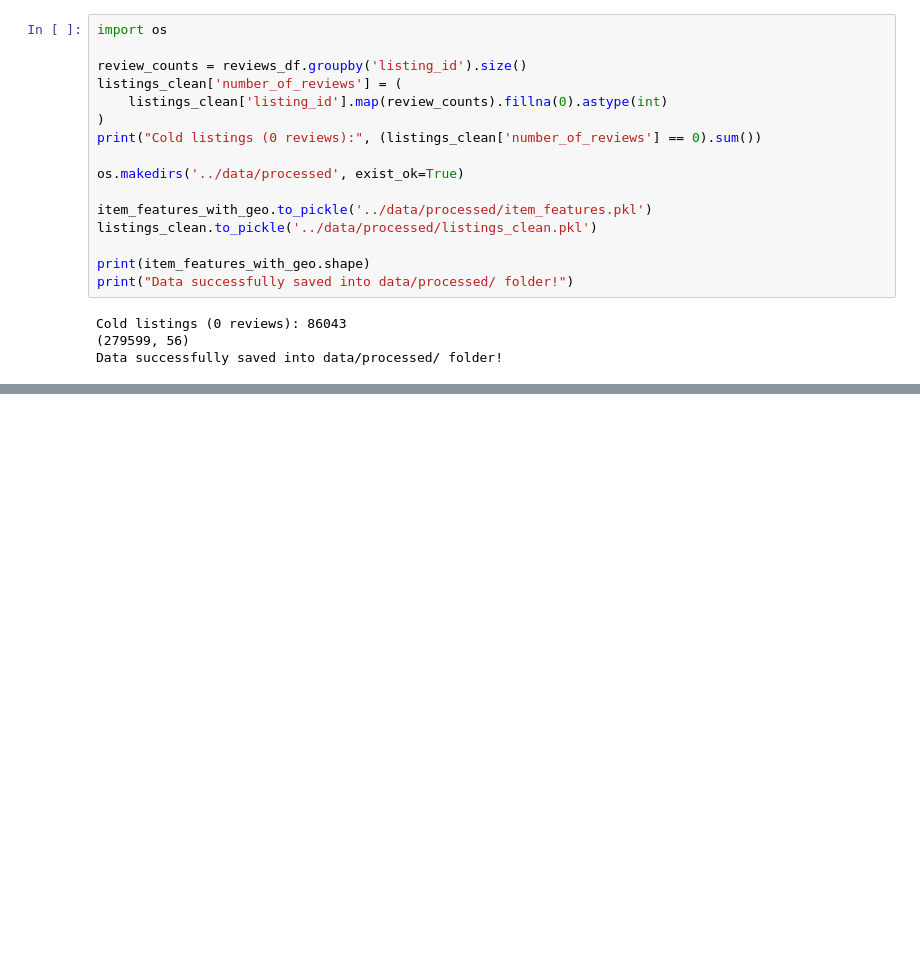
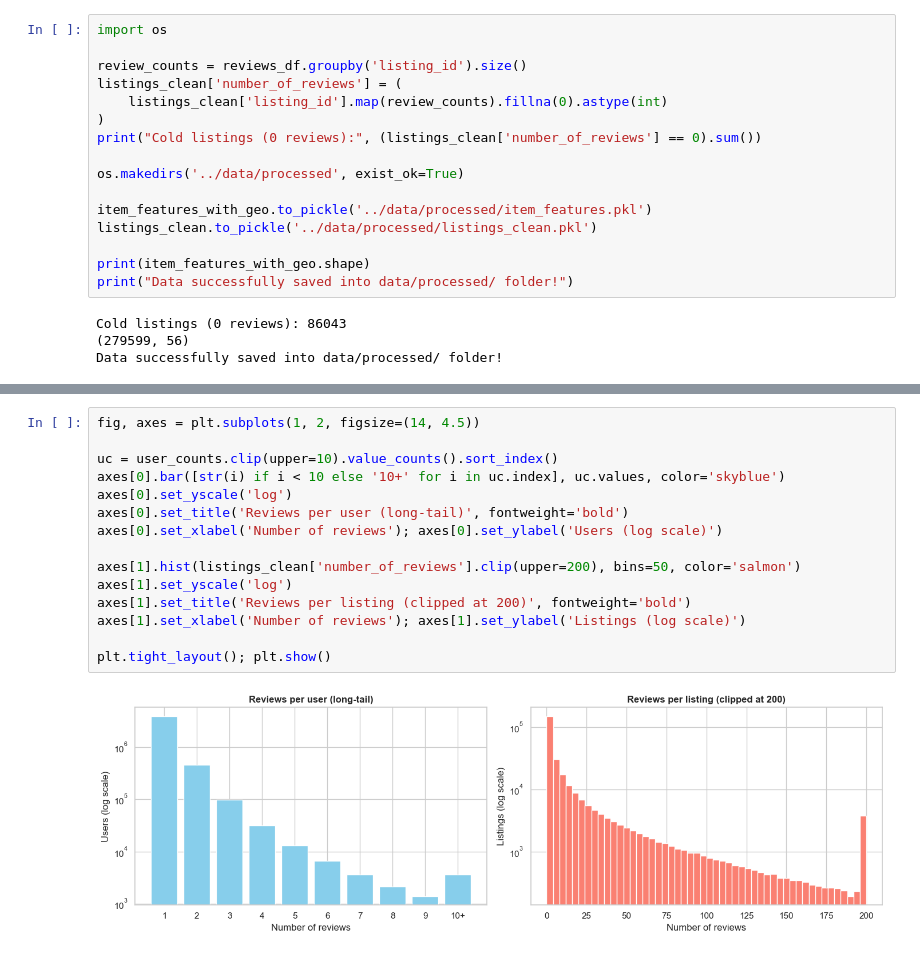
Before and after one commit to sargsyanyulya/airbnb-recommender, a Jupyter notebook: notebooks/01_eda.ipynb, the cells around one changed output, grey strips where cells are left out. Saved outputs shown, nothing was run; the diff lists cells and outputs as text; blank space fills up the shorter version.

```diff
--- a/notebooks/01_eda.ipynb
+++ b/notebooks/01_eda.ipynb
@@ -424,0 +455,17 @@ Data successfully saved into data/processed/ folder!
+# %%
+fig, axes = plt.subplots(1, 2, figsize=(14, 4.5))
+
+uc = user_counts.clip(upper=10).value_counts().sort_index()
+axes[0].bar([str(i) if i < 10 else '10+' for i in uc.index], uc.values, color='skyblue')
+axes[0].set_yscale('log')
+axes[0].set_title('Reviews per user (long-tail)', fontweight='bold')
+axes[0].set_xlabel('Number of reviews'); axes[0].set_ylabel('Users (log scale)')
+
+axes[1].hist(listings_clean['number_of_reviews'].clip(upper=200), bins=50, color='salmon')
+axes[1].set_yscale('log')
+axes[1].set_title('Reviews per listing (clipped at 200)', fontweight='bold')
+axes[1].set_xlabel('Number of reviews'); axes[1].set_ylabel('Listings (log scale)')
+
+plt.tight_layout(); plt.show()
+# %% [output]
+[figure, added]
```
Also changed, not shown: parts of 8 cells of this notebook, 7 other files.
